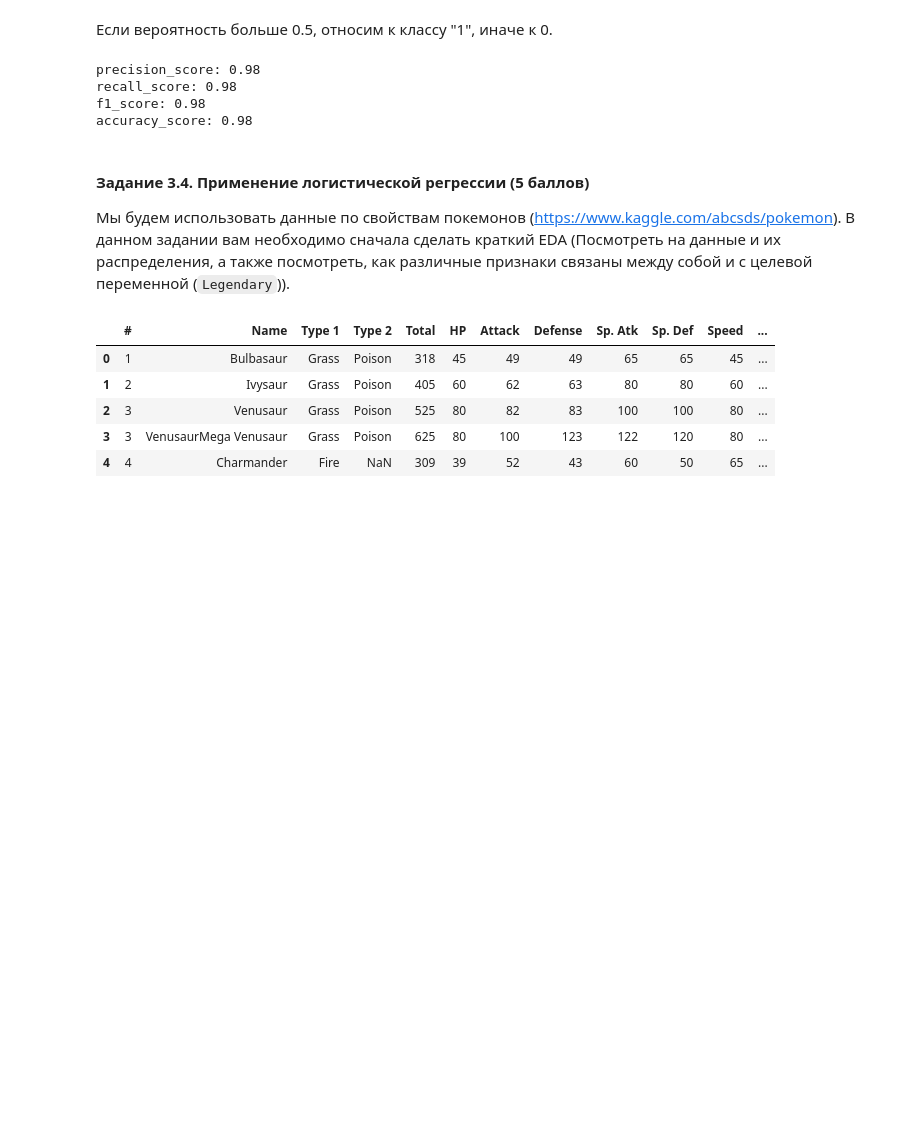
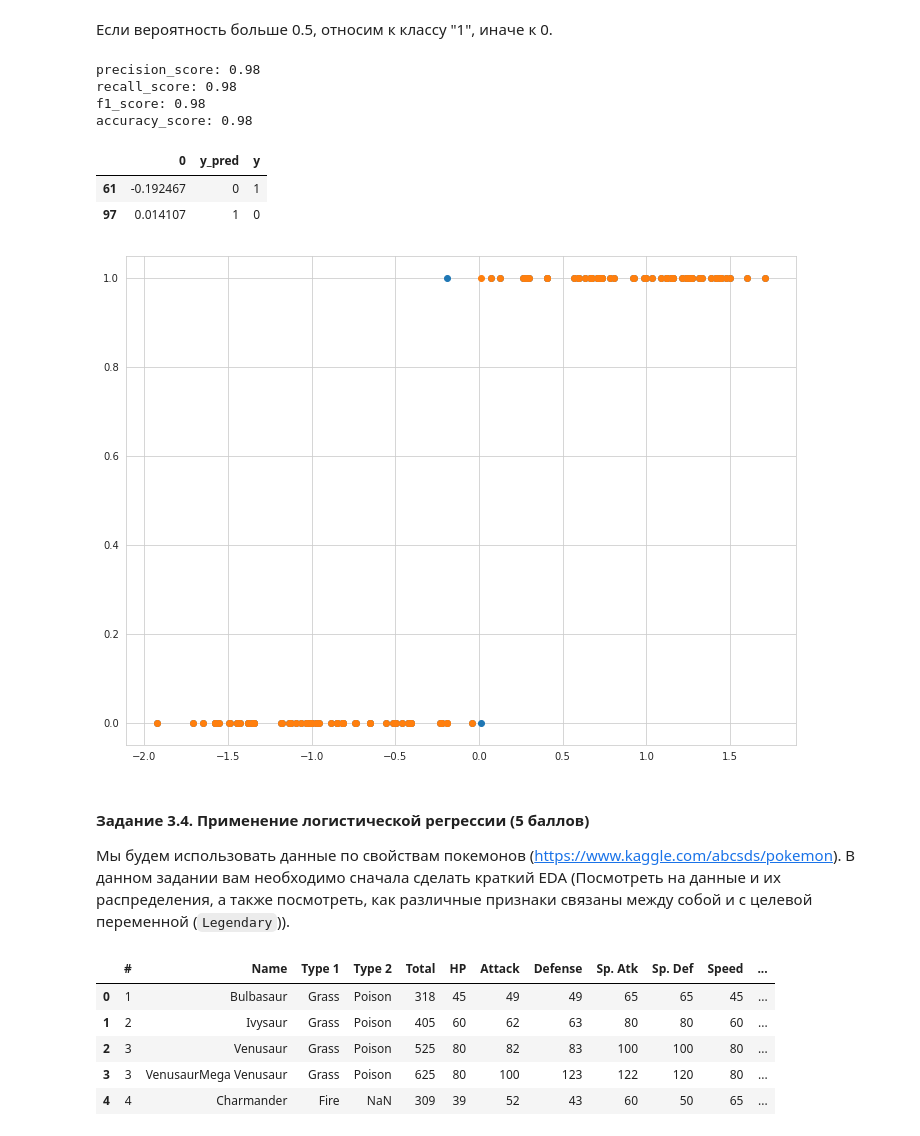
Before and after one commit to Freddsle/BI_ML_2021, a Jupyter notebook: l2_linmodels_GD/code/Linear_models.ipynb, the cells around one changed output. Drawn from its saved outputs; the diff is of its cells as text; code cells hidden in the pictures; blank space fills up the shorter version.

```diff
--- a/l2_linmodels_GD/code/Linear_models.ipynb
+++ b/l2_linmodels_GD/code/Linear_models.ipynb
@@ -1021,6 +1084,20 @@ precision_score: 0.98
 recall_score: 0.98
 f1_score: 0.98
 accuracy_score: 0.98
+# %%
+resulting_df = pd.DataFrame(X)
+resulting_df['y_pred'] = pd.DataFrame(y_pred)
+resulting_df['y'] = pd.DataFrame(y)
+resulting_df.loc[resulting_df['y_pred'] != resulting_df['y']]
+# %% [output]
+|  | 0 | y_pred | y |
+| 61 | -0.192467 | 0 | 1 |
+| 97 | 0.014107 | 1 | 0 |
+# %%
+plt.scatter(X, y)
+plt.scatter(X, y_pred);
+# %% [output]
+[figure, added]
 # %% [markdown]
 #### Задание 3.4. Применение логистической регрессии (5 баллов)
 
```
Also changed, not shown: parts of 11 cells of this notebook.
